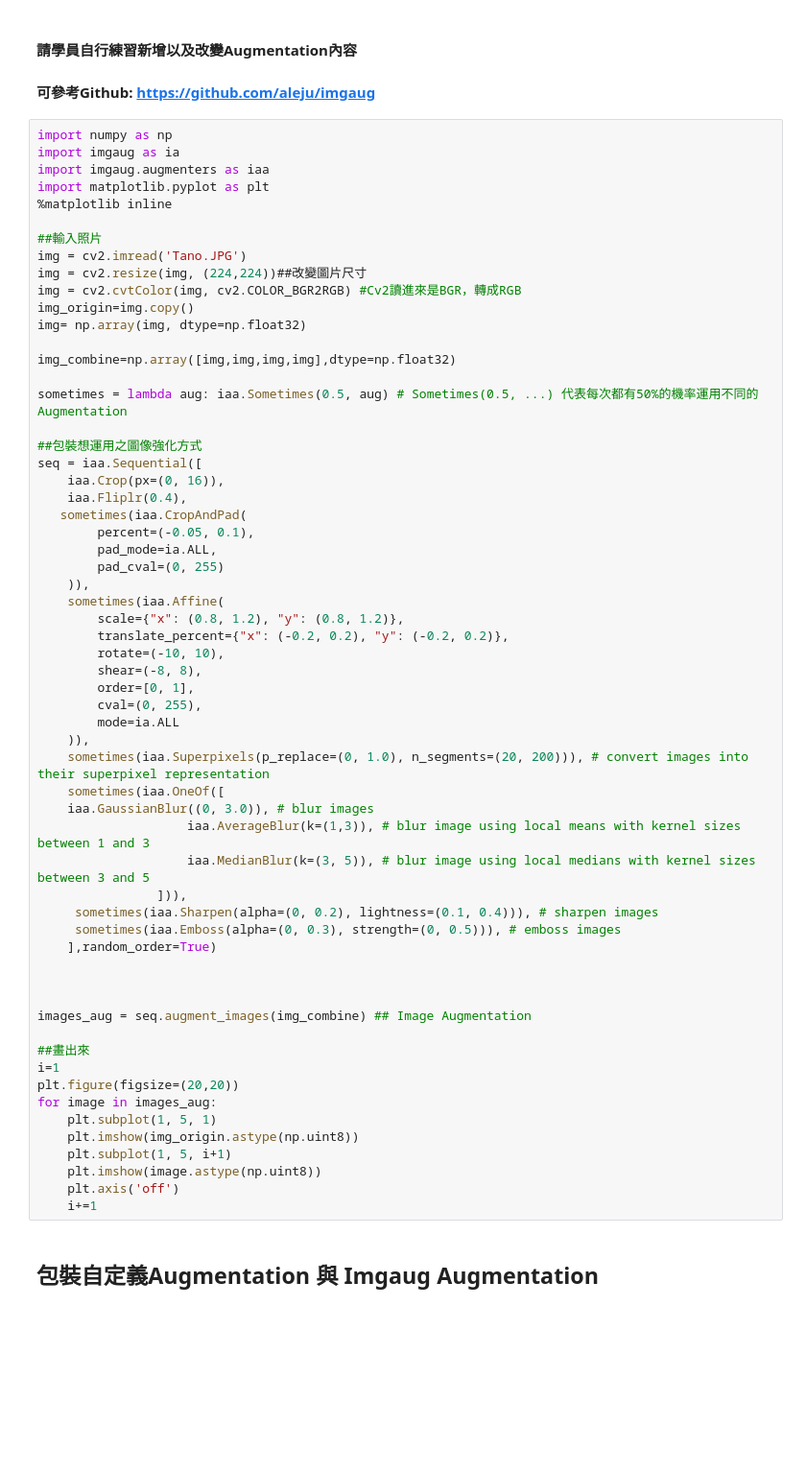
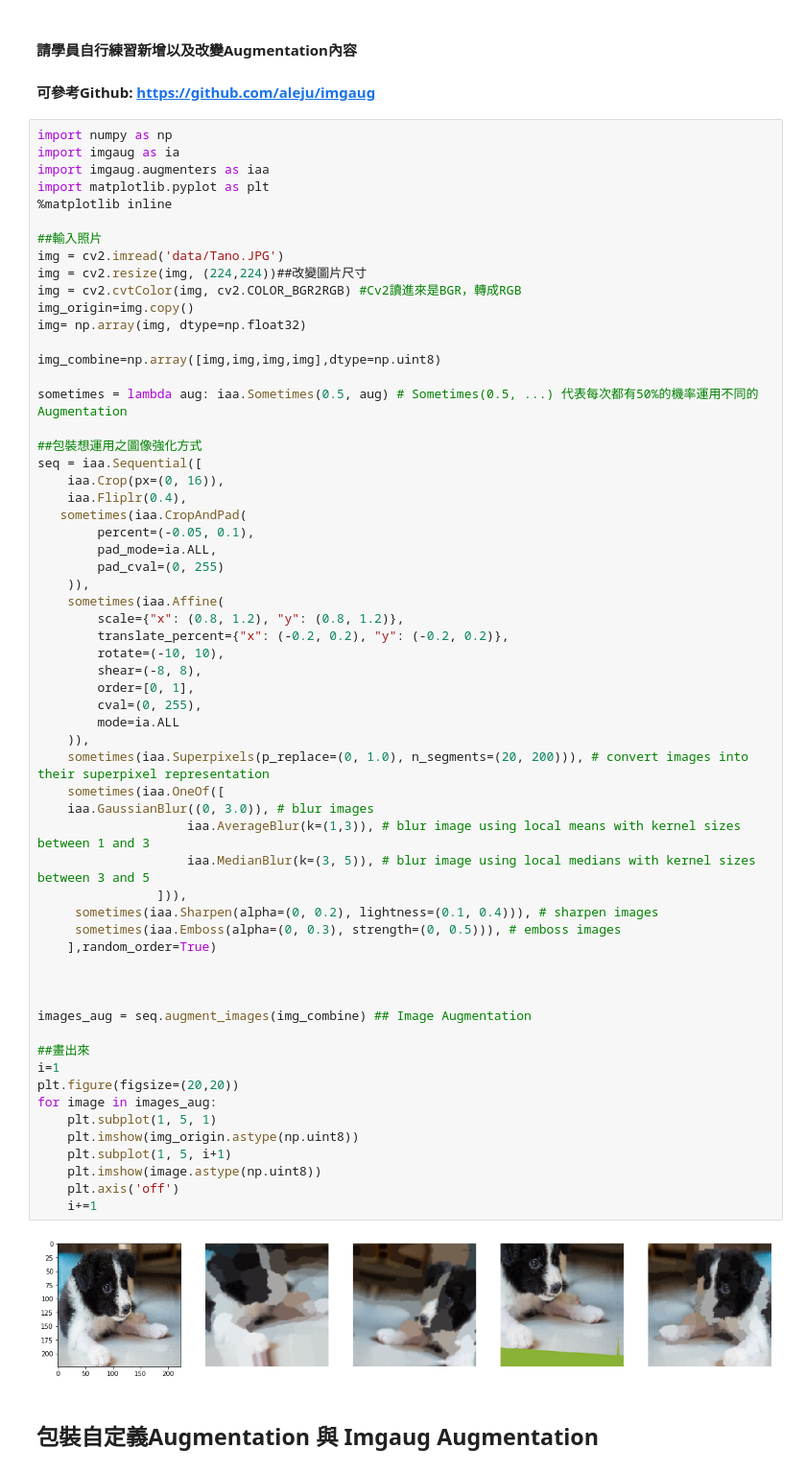
Before and after one commit to EstherCS/2nd-DL-CVMarathon, a Jupyter notebook: Day016_Image Augmentation_HW.ipynb, the cells around one changed output. Shown at 96% size. Cells and saved outputs as stored; diff of their text form; blank space fills up the shorter version.

```diff
--- a/Day016_Image Augmentation_HW.ipynb
+++ b/Day016_Image Augmentation_HW.ipynb
@@ -189,13 +189,13 @@ import matplotlib.pyplot as plt
 %matplotlib inline
 
 ##輸入照片
-img = cv2.imread('Tano.JPG')
+img = cv2.imread('data/Tano.JPG')
 img = cv2.resize(img, (224,224))##改變圖片尺寸
 img = cv2.cvtColor(img, cv2.COLOR_BGR2RGB) #Cv2讀進來是BGR，轉成RGB
 img_origin=img.copy()
 img= np.array(img, dtype=np.float32)
 
-img_combine=np.array([img,img,img,img],dtype=np.float32)
+img_combine=np.array([img,img,img,img],dtype=np.uint8)
 
 sometimes = lambda aug: iaa.Sometimes(0.5, aug) # Sometimes(0.5, ...) 代表每次都有50%的機率運用不同的Augmentation
 
@@ -214,33 +214,35 @@ seq = iaa.Sequential([
         rotate=(-10, 10),
         shear=(-8, 8),
         order=[0, 1],
         cval=(0, 255),
         mode=ia.ALL
     )),
     sometimes(iaa.Superpixels(p_replace=(0, 1.0), n_segments=(20, 200))), # convert images into their superpixel representation
     sometimes(iaa.OneOf([
     iaa.GaussianBlur((0, 3.0)), # blur images
                     iaa.AverageBlur(k=(1,3)), # blur image using local means with kernel sizes between 1 and 3
                     iaa.MedianBlur(k=(3, 5)), # blur image using local medians with kernel sizes between 3 and 5
                 ])),
      sometimes(iaa.Sharpen(alpha=(0, 0.2), lightness=(0.1, 0.4))), # sharpen images
      sometimes(iaa.Emboss(alpha=(0, 0.3), strength=(0, 0.5))), # emboss images
     ],random_order=True)
 
 
 
 images_aug = seq.augment_images(img_combine) ## Image Augmentation
 
 ##畫出來
 i=1
 plt.figure(figsize=(20,20))
 for image in images_aug:
     plt.subplot(1, 5, 1)
     plt.imshow(img_origin.astype(np.uint8))
     plt.subplot(1, 5, i+1)
     plt.imshow(image.astype(np.uint8))
     plt.axis('off')
     i+=1
+# %% [output]
+[figure, added]
 # %% [markdown]
 ## 包裝自定義Augmentation 與 Imgaug Augmentation
 # %%
```
Also changed, not shown: parts of 5 cells of this notebook.
